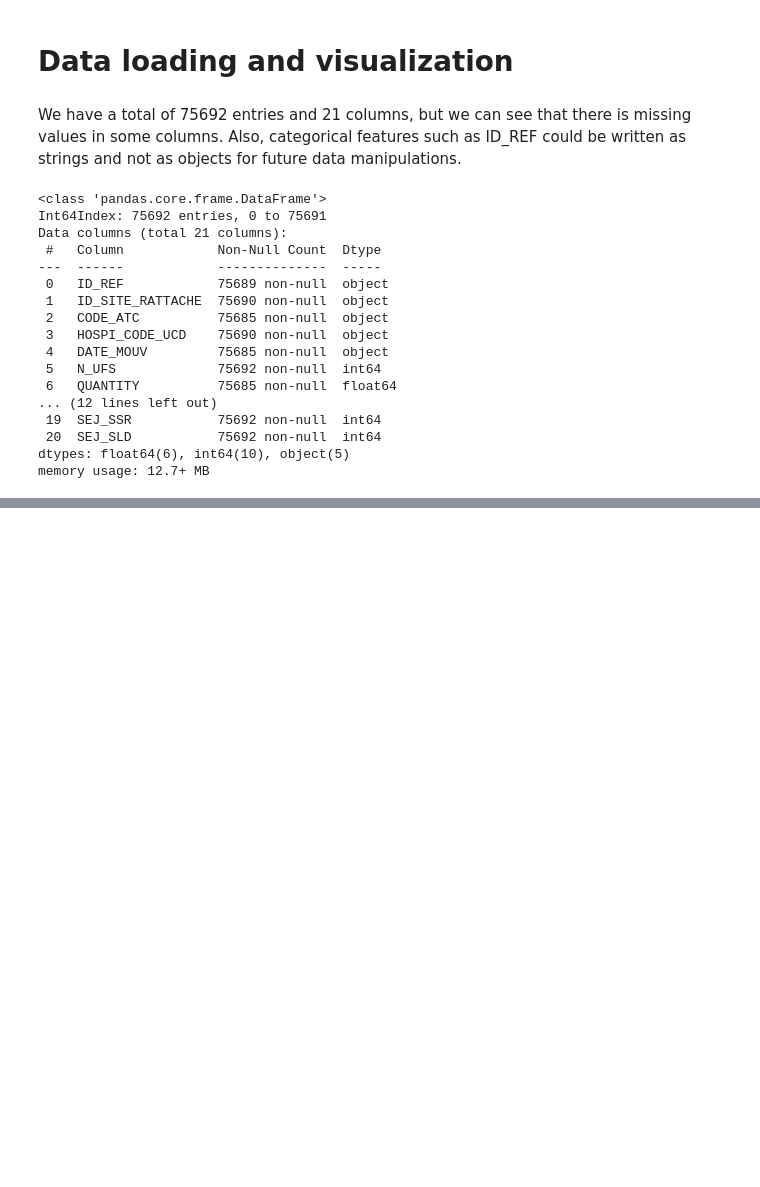
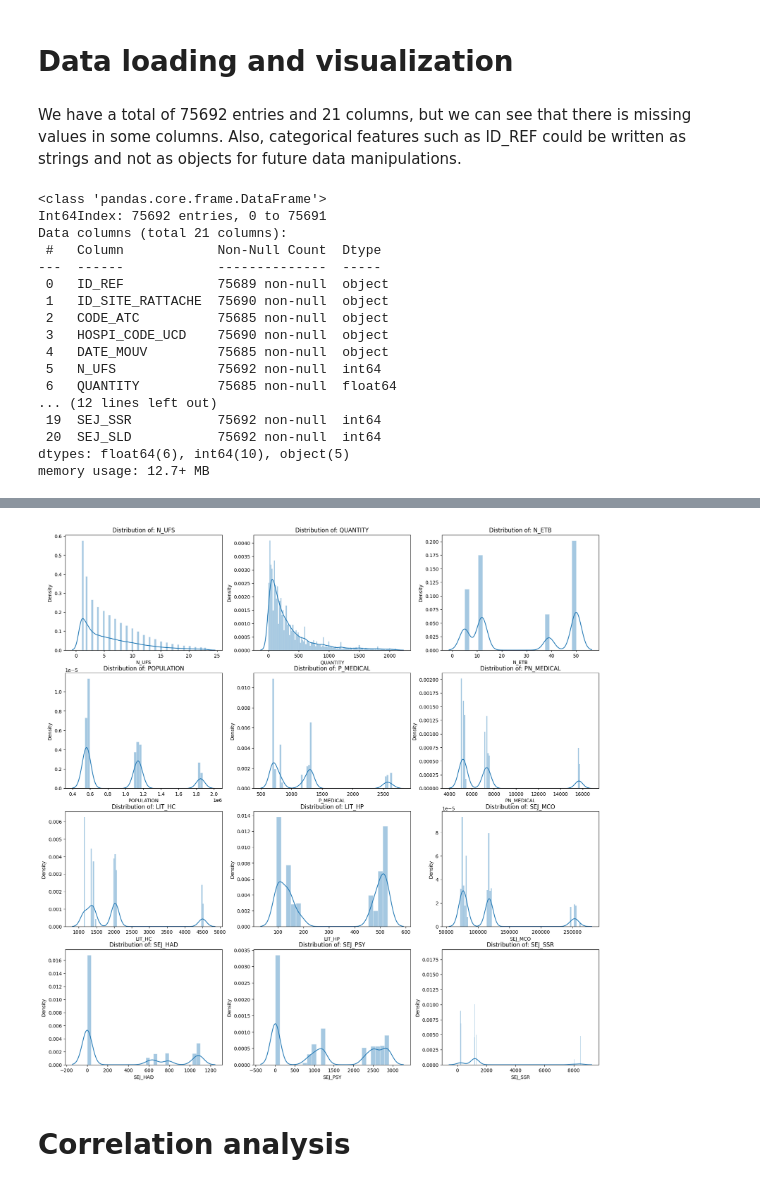
Before and after one commit to douglasmmachado/MedicineConsumption, a Jupyter notebook: Exploratory_Data_Analysis.ipynb, the cells around one changed output, grey strips where cells are left out. Cells and saved outputs as stored; diff of their text form; code cells hidden in the pictures; blank space fills up the shorter version.

```diff
--- a/Exploratory_Data_Analysis.ipynb
+++ b/Exploratory_Data_Analysis.ipynb
@@ -122,0 +266,35 @@ non_null = df.HOSPI_CODE_UCD.count()
+# %%
+'''
+  For each column, it first computes the Z-score of each value in the column, relative to the column mean and standard deviation.
+  It then takes the absolute Z-score because the direction does not matter, only if it is below the threshold.
+  all(axis=1) ensures that for each row, all column satisfy the constraint.
+  Finally, the result of this condition is used to index the dataframe.
+
+  Z-score:
+
+  Simply put, a z-score (also called a standard score) gives you an idea of how far from the
+  mean a data point is. But more technically it’s a measure of how many standard deviations
+  below or above the population mean a raw score is.
+'''
+for column in numerical_features:
+  df = df[(np.abs(stats.zscore(df[column])) < 3)]
+# %%
+'''
+  Plot of distribution for the numerical features after removing the outliers
+'''
+
+fig, axes = plt.subplots(4, 3,sharex=False, figsize=(20,20))
+
+i = 0
+j = 0
+for column in numerical_features:
+  sns.histplot(df[column], kde=True, stat="density", kde_kws=dict(cut=3),alpha=.4, edgecolor=(1, 1, 1, .4),ax=axes[i, j]).set(title='Distribution of: ' + str(column))
+  if j == 2:
+    i += 1
+    j = 0
+  else:
+    j+=1
+# %% [output]
+[figure, added]
+# %% [markdown]
+# Correlation analysis
```
Also changed, not shown: parts of 23 cells of this notebook.
